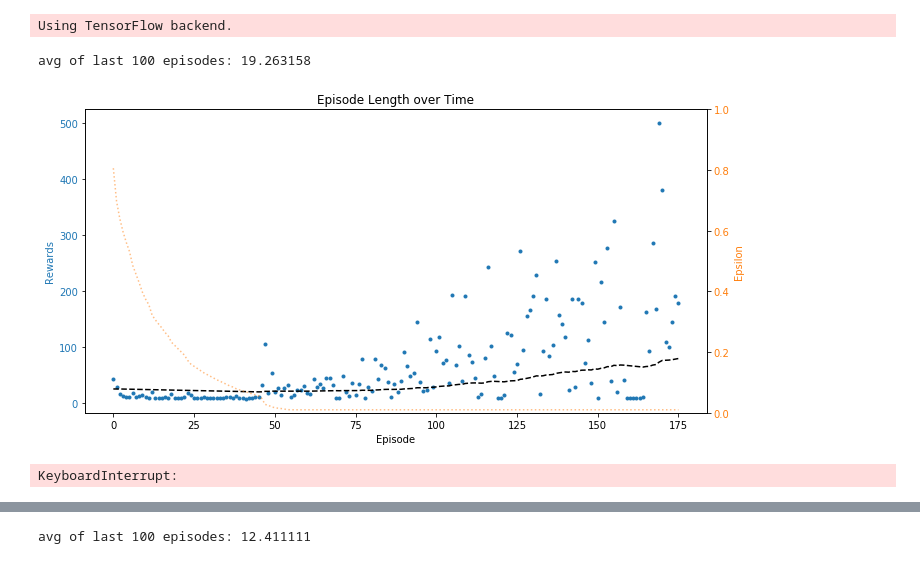
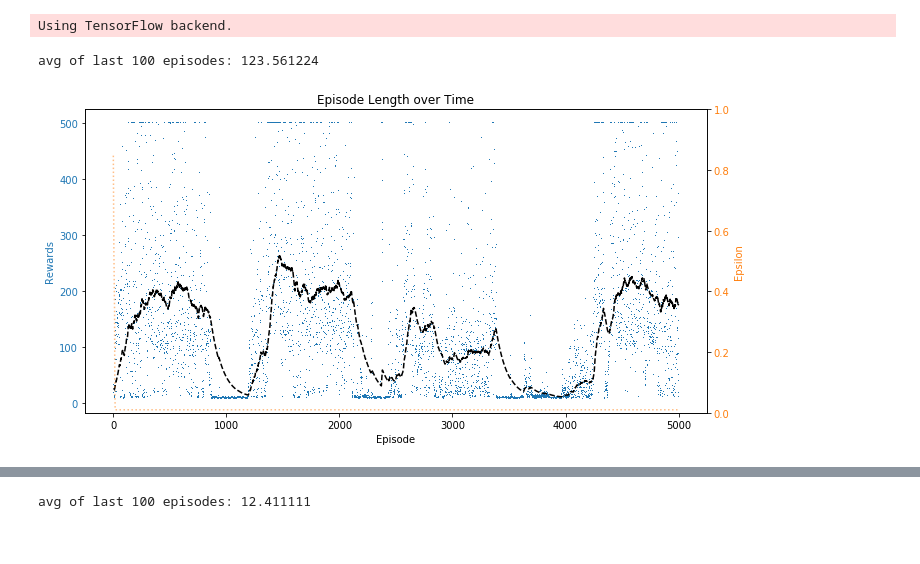
Before and after one commit to unoti/ai-gym-experiments, a Jupyter notebook: 5-CartPole-3.ipynb, the cells around one changed output, grey strips where cells are left out. Drawn from its saved outputs; the diff is of its cells as text; code cells hidden in the pictures.

```diff
--- a/5-CartPole-3.ipynb
+++ b/5-CartPole-3.ipynb
@@ -20,8 +20,7 @@ observation = env.reset()
 Using TensorFlow backend.
 # %%
 agent = deep_rico(env)
-agent.train(500)
+agent.train(5000)
 # %% [output]
-avg of last 100 episodes: 19.263158
+avg of last 100 episodes: 123.561224
-[figure, old version]
+[figure, new version]
-KeyboardInterrupt:
```
Also changed, not shown: parts of 3 cells of this notebook, 4 other files.
